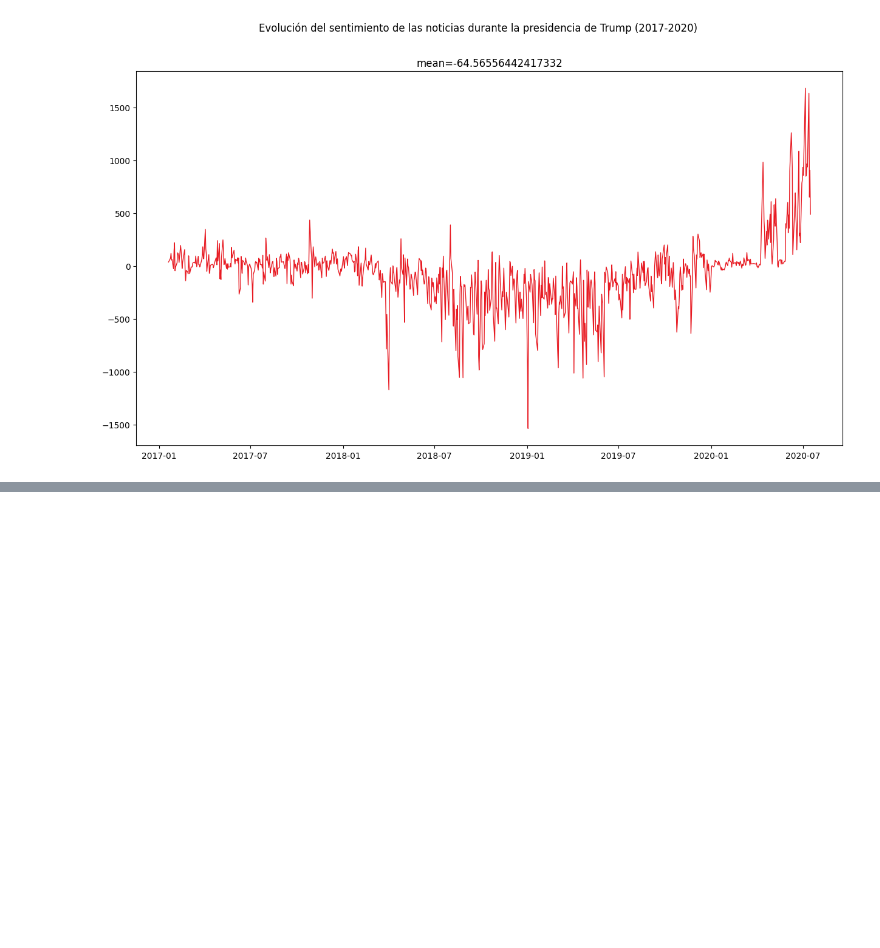
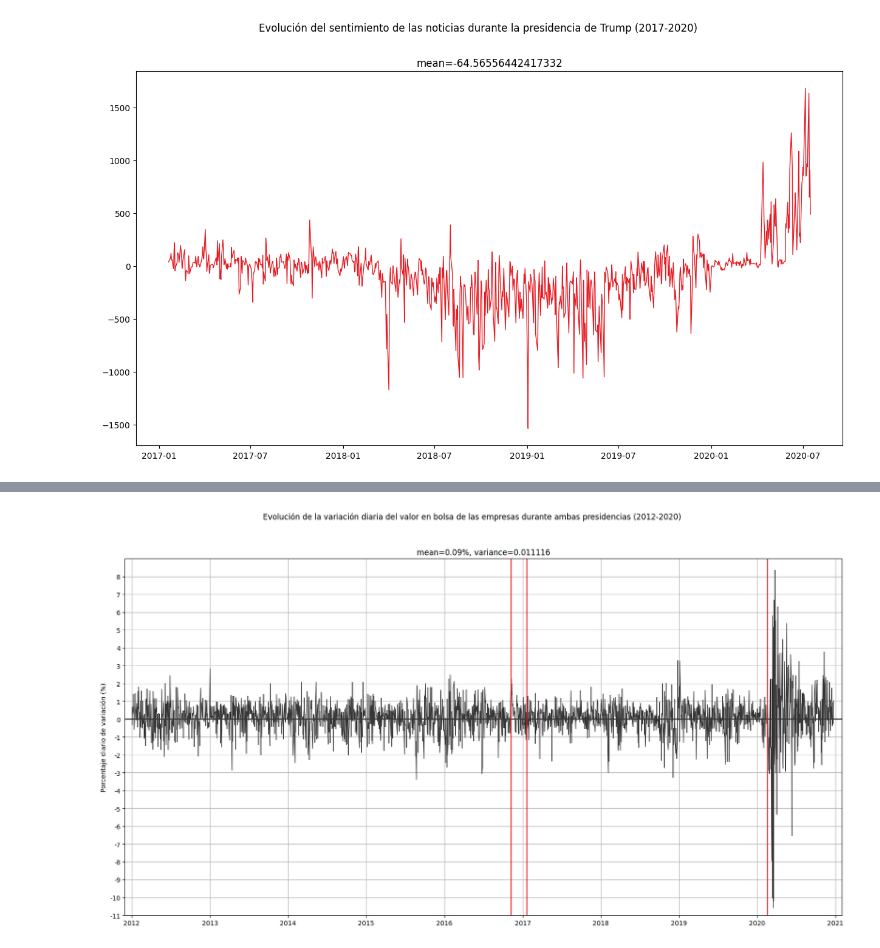
Before and after one commit to kliniik/US-Tech-Stock, a Jupyter notebook: notebooks/Sergio/Entrega 4.ipynb, the cells around one changed output, grey strips where cells are left out. Saved outputs shown, nothing was run; the diff lists cells and outputs as text; code cells hidden in the pictures; blank space fills up the shorter version.

```diff
--- a/notebooks/Sergio/Entrega 4.ipynb
+++ b/notebooks/Sergio/Entrega 4.ipynb
@@ -206,0 +270,4 @@ plt.savefig("plot_evolucion_sentimientos_trump.png")
+# %%
+df_vars_pct["Date"] = df.iloc[1:, 0].reset_index().iloc[:, 1]
+df_vars_pct = df_vars_pct.sort_values(["Date"]).reset_index().iloc[:, 1:]
+df_vars_pct
@@ -206,0 +288,13 @@ plt.savefig("plot_evolucion_sentimientos_trump.png")
+# %%
+dict_vars_pct = {"Date": [], "value": []}
+for i, row in df_vars_pct.iterrows():
+    for j, col in enumerate(row.iloc[:-1]):
+        dict_vars_pct["value"].append(col)
+        dict_vars_pct["Date"].append(row.iloc[-1])
+# %%
+df_vars_pct_plot = pd.DataFrame(dict_vars_pct)
+df_vars_pct_plot["value"] = df_vars_pct_plot["value"].astype("float64")
+df_vars_pct_plot["Date"] = pd.to_datetime(df_vars_pct_plot["Date"])
+df_vars_pct_plot = df_vars_pct_plot.groupby(["Date"]).mean().sort_values(by=["Date"]).reset_index()
+df_vars_sum_plot.to_csv("df_vars_pct_plot.csv")
+df_vars_pct_plot
@@ -206,0 +349,26 @@ plt.savefig("plot_evolucion_sentimientos_trump.png")
+# %%
+figs_size = (20, 10)
+pcts_ylim = (-0.11, 0.09)
+medias_y_varianzas_dict = {"Total": [], "Obama": [], "Trump": [], "Trump sin COVID": []}
+# %%
+x = df_vars_pct_plot["Date"]
+y = df_vars_pct_plot["value"]
+media = round(y.mean()*100, 4)
+varianza = round(np.var(y)*100, 6)
+plt.figure(figsize=figs_size)
+plt.suptitle("Evolución de la variación diaria del valor en bolsa de las empresas durante ambas presidencias (2012-2020)")
+plt.title(f"mean={media}%, variance={varianza}")
+plt.hlines(0, pd.Timestamp("2011-12-01").date(), pd.Timestamp("2021-02-01").date(), color="black")
+plt.plot(df_vars_pct_plot["Date"], df_vars_pct_plot["value"], color="#363636", linewidth=1)
+plt.vlines(pd.Timestamp("2016-11-08").date(), *pcts_ylim, color="#E81B23")
+plt.vlines(pd.Timestamp("2017-01-20").date(), *pcts_ylim, color="#E81B23")
+plt.vlines(pd.Timestamp("2020-02-19").date(), *pcts_ylim, color="#E81B23")
+plt.yticks(np.arange(*pcts_ylim, step=0.01), np.arange(-11, 9, step=1))
+plt.ylim(pcts_ylim)
+plt.xlim(pd.Timestamp("2011-12-01").date(), pd.Timestamp("2021-02-01").date())
+plt.ylabel("Porcentaje diario de variación (%)")
+plt.grid()
+plt.savefig("plot_evolucion_bolsa_porcentaje.png")
+medias_y_varianzas_dict["Total"].extend([media, varianza])
+# %% [output]
+[figure, added]
```
Also changed, not shown: parts of 14 cells of this notebook, 6 other files.
